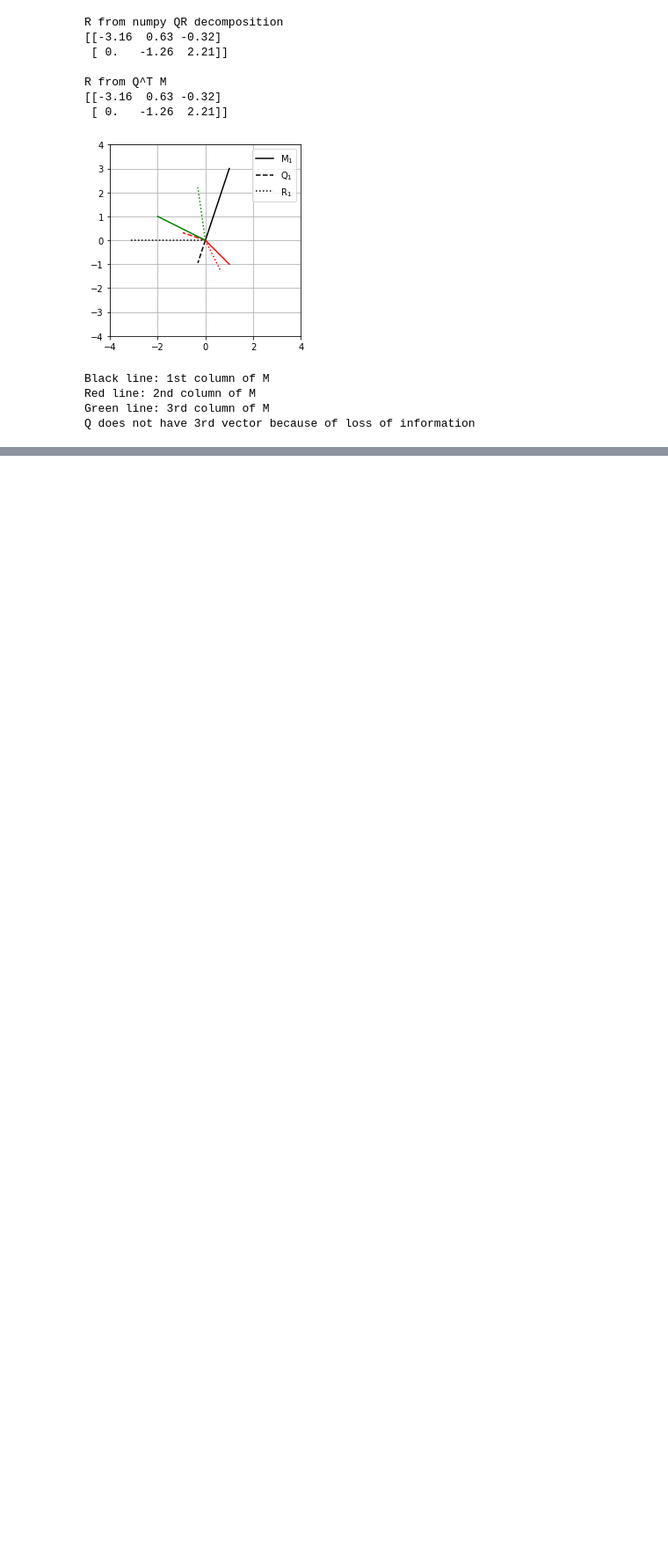
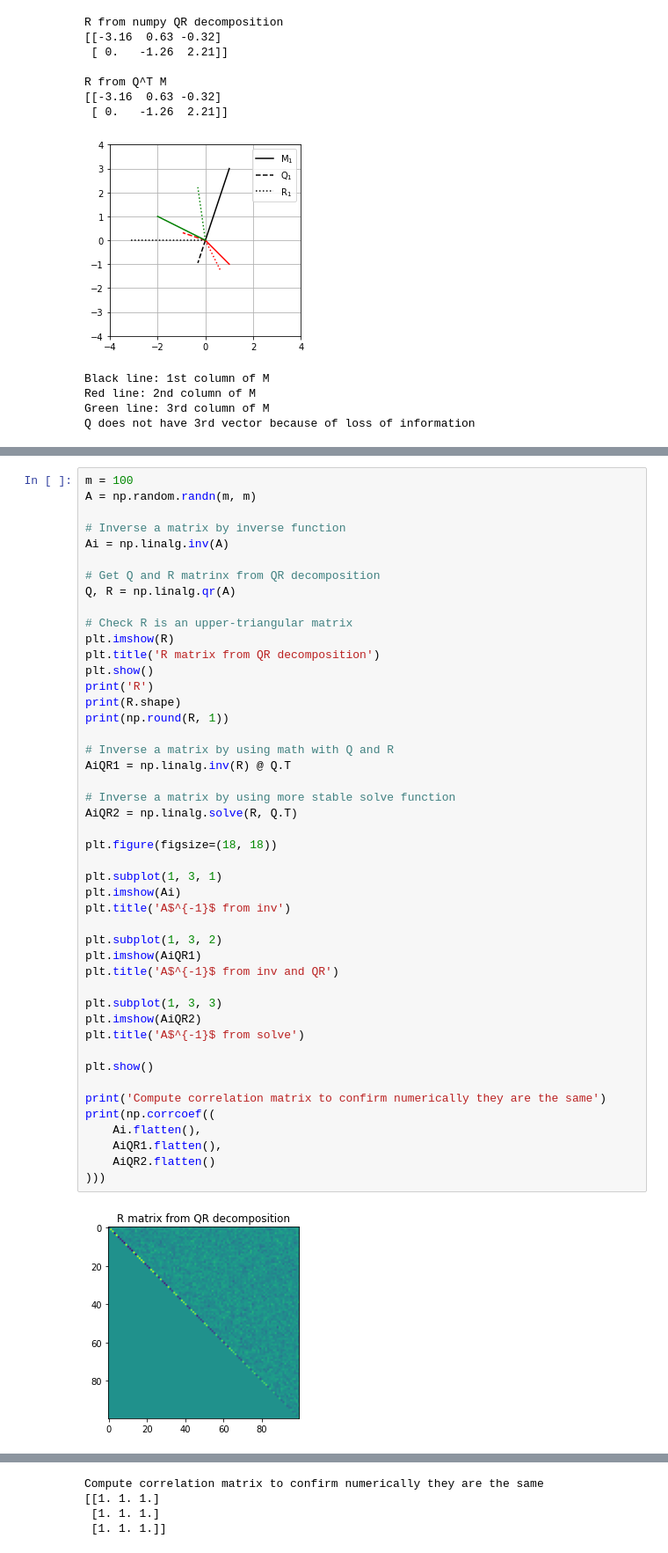
Before and after one commit to yukikitayama/machine-learning, a Jupyter notebook: math/qr_decomposition.ipynb, the cells around one changed output, grey strips where cells are left out. Shown at 88% size. Drawn from its saved outputs; the diff is of its cells as text; blank space fills up the shorter version.

Commit message:
reviewed QR decomposition

```diff
--- a/math/qr_decomposition.ipynb
+++ b/math/qr_decomposition.ipynb
@@ -113,0 +116,48 @@ Q does not have 3rd vector because of loss of information
+# %%
+m = 100
+A = np.random.randn(m, m)
+
+# Inverse a matrix by inverse function
+Ai = np.linalg.inv(A)
+
+# Get Q and R matrinx from QR decomposition
+Q, R = np.linalg.qr(A)
+
+# Check R is an upper-triangular matrix
+plt.imshow(R)
+plt.title('R matrix from QR decomposition')
+plt.show()
+print('R')
+print(R.shape)
+print(np.round(R, 1))
+
+# Inverse a matrix by using math with Q and R
+AiQR1 = np.linalg.inv(R) @ Q.T
+
+# Inverse a matrix by using more stable solve function
+AiQR2 = np.linalg.solve(R, Q.T)
+
+plt.figure(figsize=(18, 18))
+
+plt.subplot(1, 3, 1)
+plt.imshow(Ai)
+plt.title('A$^{-1}$ from inv')
+
+plt.subplot(1, 3, 2)
+plt.imshow(AiQR1)
+plt.title('A$^{-1}$ from inv and QR')
+
+plt.subplot(1, 3, 3)
+plt.imshow(AiQR2)
+plt.title('A$^{-1}$ from solve')
+
+plt.show()
+
+print('Compute correlation matrix to confirm numerically they are the same')
+print(np.corrcoef((
+    Ai.flatten(),
+    AiQR1.flatten(),
+    AiQR2.flatten()
+)))
+# %% [output]
+[figure, added]
@@ -113,0 +174,4 @@ Q does not have 3rd vector because of loss of information
+Compute correlation matrix to confirm numerically they are the same
+[[1. 1. 1.]
+ [1. 1. 1.]
+ [1. 1. 1.]]
```
Also changed, not shown: parts of 2 cells of this notebook, 2 other files.
